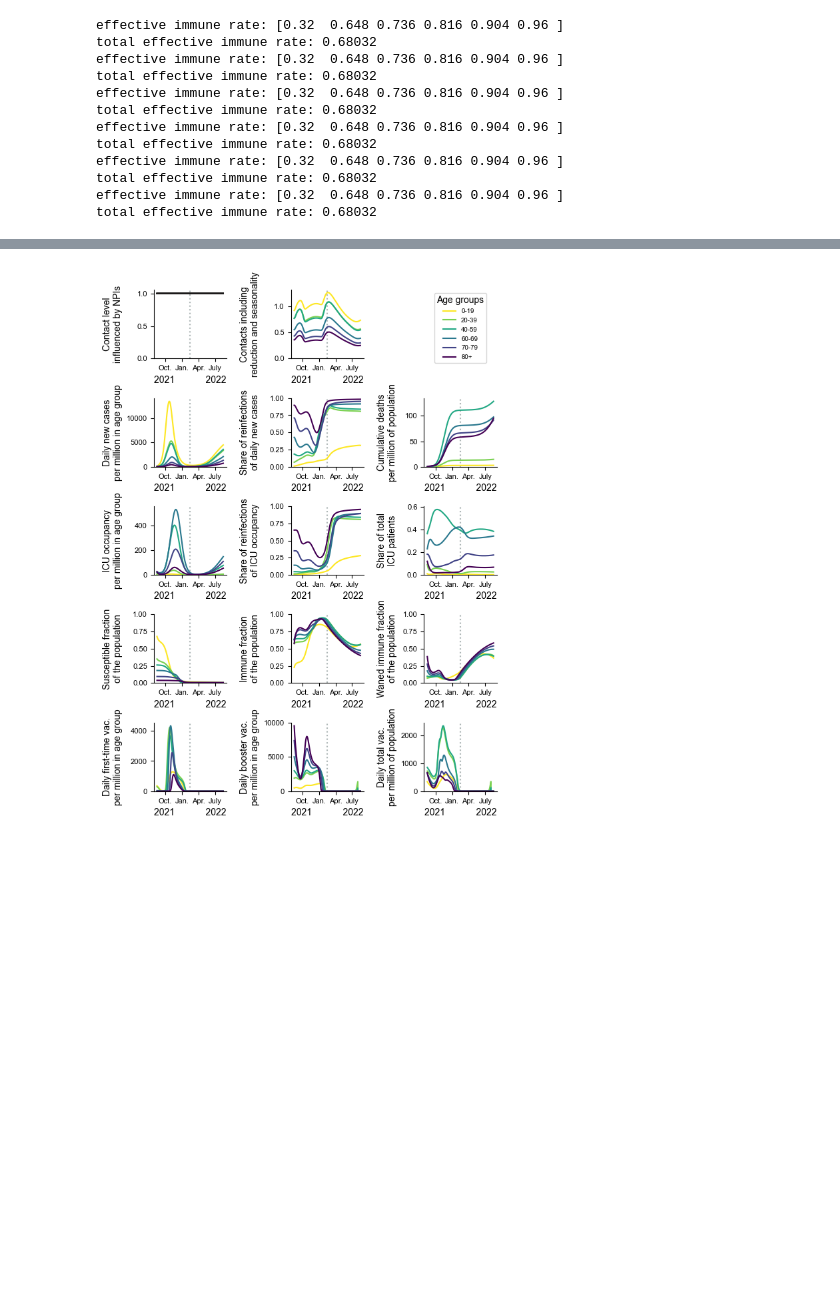
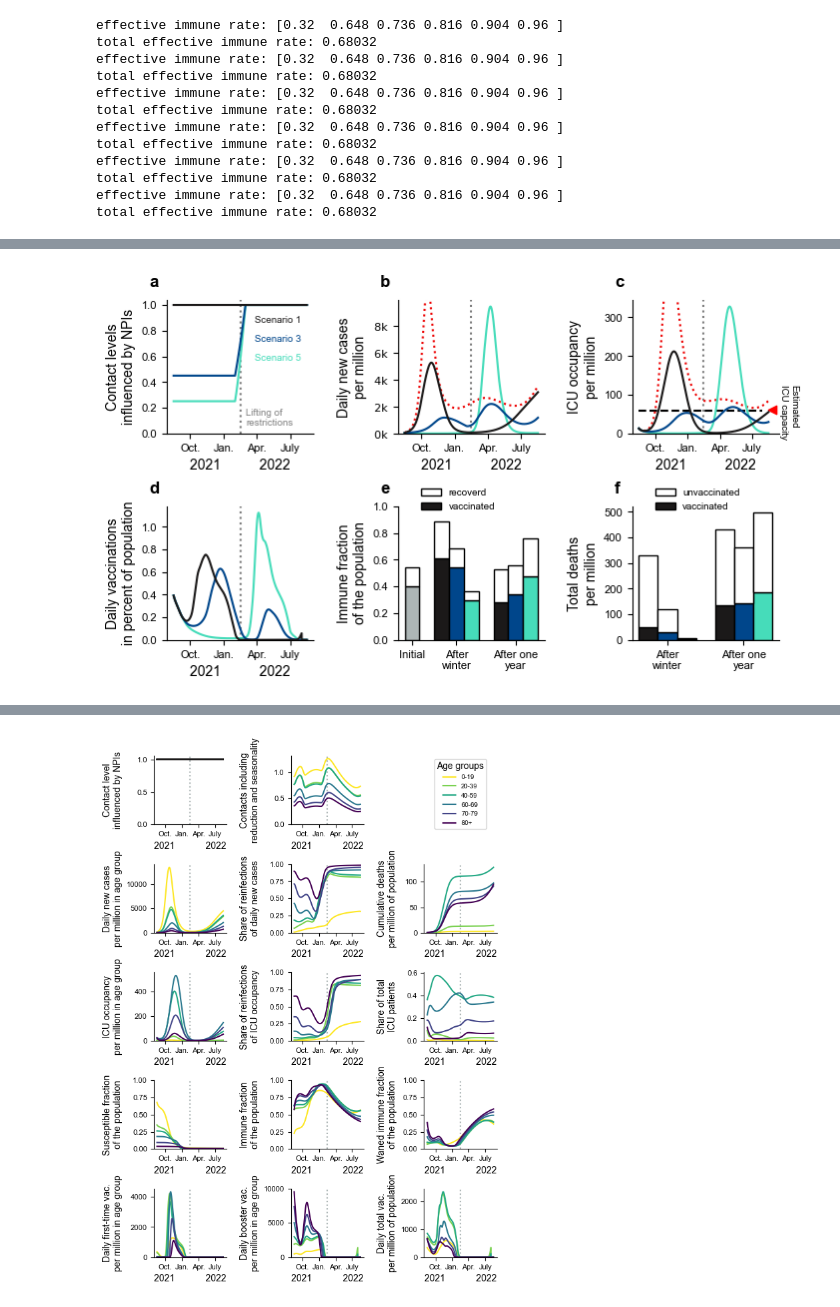
Before and after one commit to Priesemann-Group/covid19_infoXpand_feedbackloop, a Jupyter notebook: notebooks/figures_scenarios.ipynb, the cells around one changed output, grey strips where cells are left out. Cells and saved outputs as stored; diff of their text form; code cells hidden in the pictures; blank space fills up the shorter version.

```diff
--- a/notebooks/figures_scenarios.ipynb
+++ b/notebooks/figures_scenarios.ipynb
@@ -88,3 +123,14 @@ figure3 = {
+# %%
+panels = {'ax1':'NPI','ax2':'Incidence','ax3':'ICU',
+          'ax4':'Vaccines','ax5':'Immunity','ax6':'Deaths'}
+colors = ['#1B1919FF', '#00468BFF','#46DCBAFF']
+names = ['Scenario 1', 'Scenario 3', 'Scenario 5']
+import importlib
+importlib.reload(plotting)
+plotting.sixpanels([m1,m3,m5], panels, colors,
+                     arial=True, full_wave=mfull, ICUcap=60, names=names)
+# %% [output]
+[figure, added]
 # %%
 import importlib
 importlib.reload(plotting)
```
Also changed, not shown: parts of 7 cells of this notebook, 3 other files.
